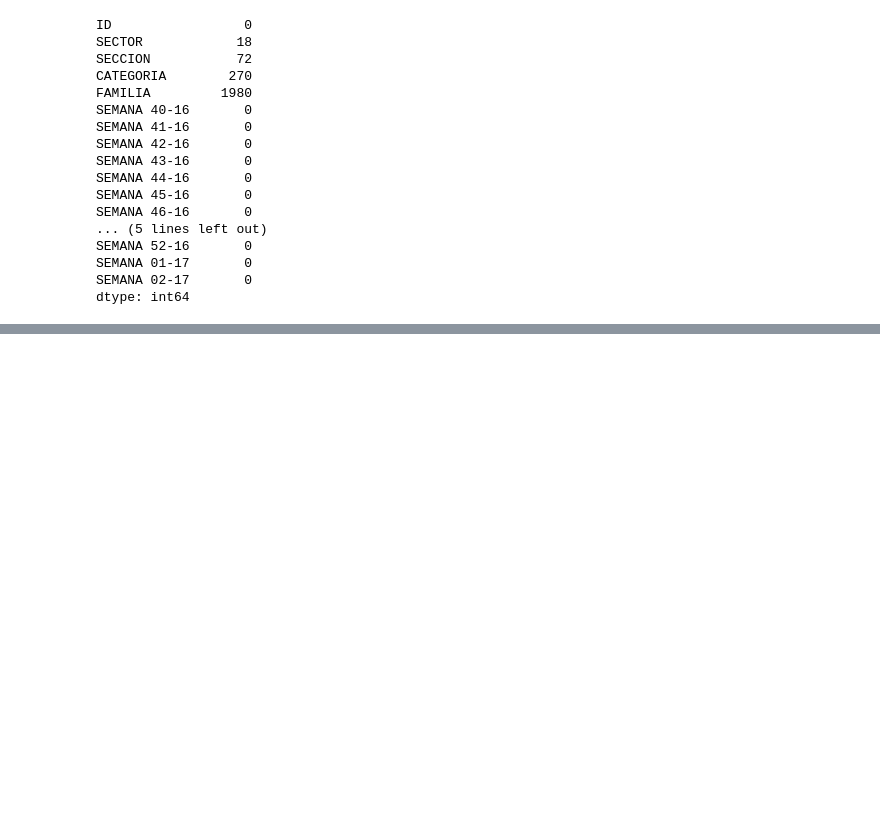
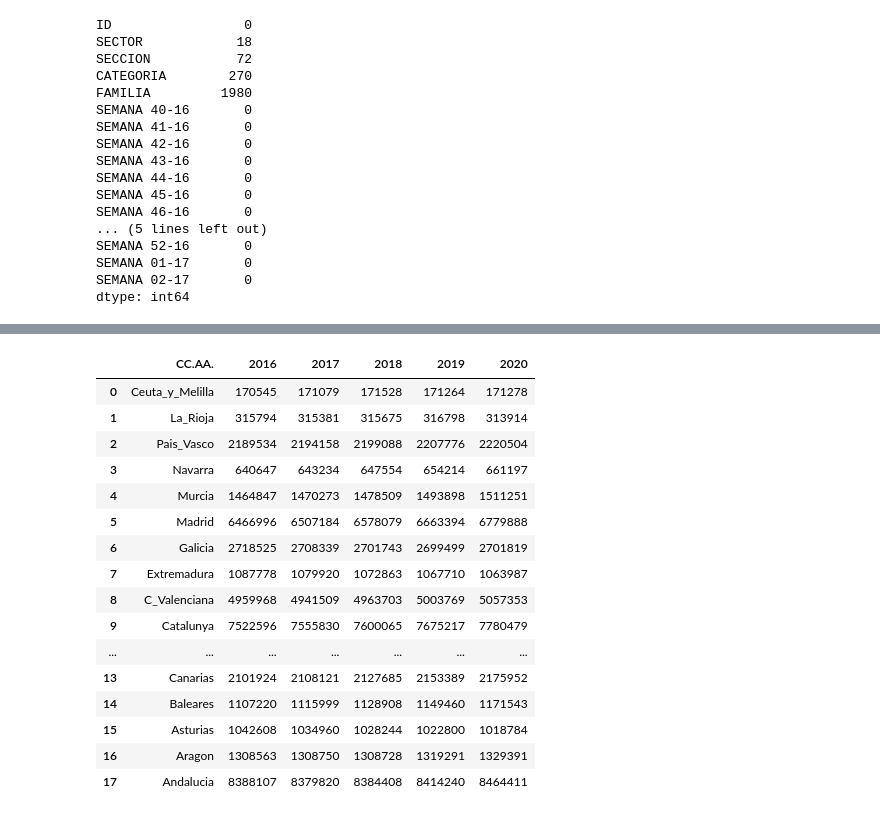
Before and after one commit to jftamaral/DSC-TFM-ImpactoAlimentacionSaludPersonas, a Jupyter notebook: pruebas.ipynb, the cells around one changed output, grey strips where cells are left out. Drawn from its saved outputs; the diff is of its cells as text; code cells hidden in the pictures; blank space fills up the shorter version.

```diff
--- a/pruebas.ipynb
+++ b/pruebas.ipynb
@@ -124,0 +148,22 @@ fig.show()
+# %%
+poblacion = pd.read_excel('./data/poblacion/poblacion_comunidades.xlsx', skiprows=1)
+# %%
+poblacion
+# %% [output]
+|  | CC.AA. | 2016 | 2017 | 2018 | 2019 | 2020 |
+| 0 | Ceuta_y_Melilla | 170545 | 171079 | 171528 | 171264 | 171278 |
+| 1 | La_Rioja | 315794 | 315381 | 315675 | 316798 | 313914 |
+| 2 | Pais_Vasco | 2189534 | 2194158 | 2199088 | 2207776 | 2220504 |
+| 3 | Navarra | 640647 | 643234 | 647554 | 654214 | 661197 |
+| 4 | Murcia | 1464847 | 1470273 | 1478509 | 1493898 | 1511251 |
+| 5 | Madrid | 6466996 | 6507184 | 6578079 | 6663394 | 6779888 |
+| 6 | Galicia | 2718525 | 2708339 | 2701743 | 2699499 | 2701819 |
+| 7 | Extremadura | 1087778 | 1079920 | 1072863 | 1067710 | 1063987 |
+| 8 | C_Valenciana | 4959968 | 4941509 | 4963703 | 5003769 | 5057353 |
+| 9 | Catalunya | 7522596 | 7555830 | 7600065 | 7675217 | 7780479 |
+| ... | ... | ... | ... | ... | ... | ... |
+| 13 | Canarias | 2101924 | 2108121 | 2127685 | 2153389 | 2175952 |
+| 14 | Baleares | 1107220 | 1115999 | 1128908 | 1149460 | 1171543 |
+| 15 | Asturias | 1042608 | 1034960 | 1028244 | 1022800 | 1018784 |
+| 16 | Aragon | 1308563 | 1308750 | 1308728 | 1319291 | 1329391 |
+| 17 | Andalucia | 8388107 | 8379820 | 8384408 | 8414240 | 8464411 |
```
Also changed, not shown: parts of 6 cells of this notebook, 1 other file.
